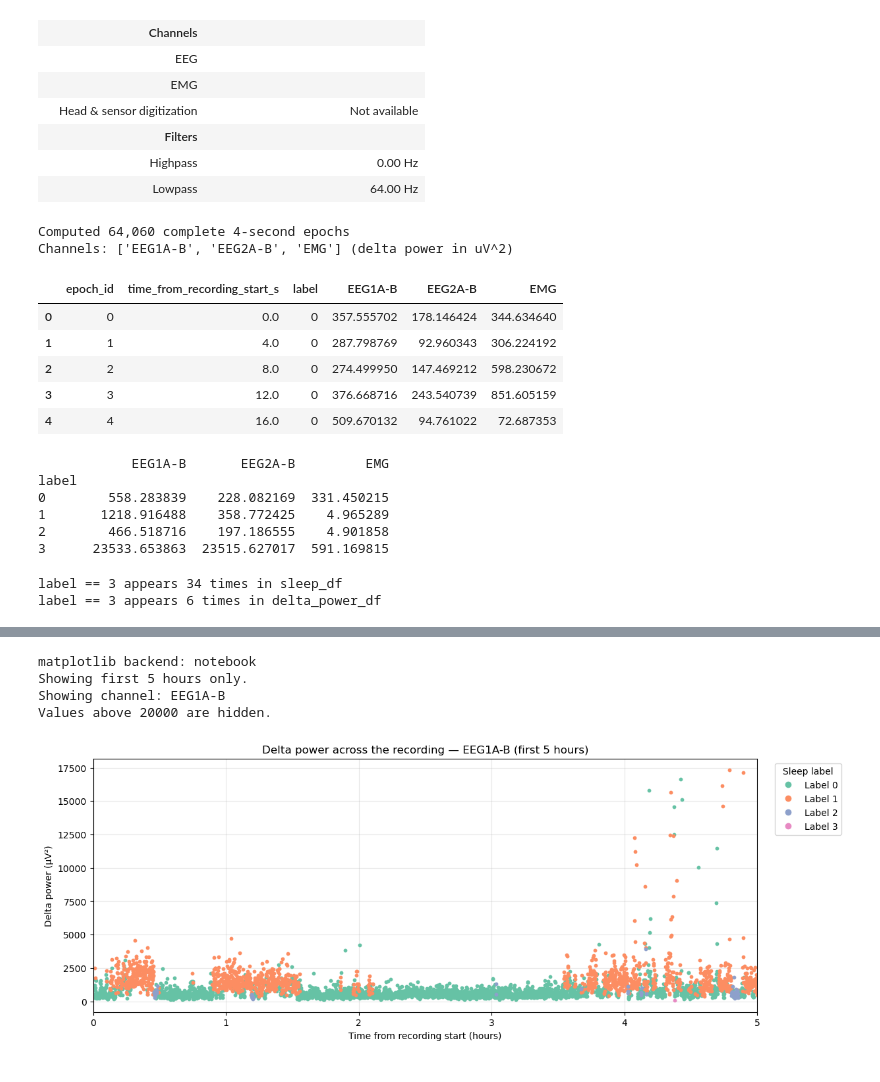
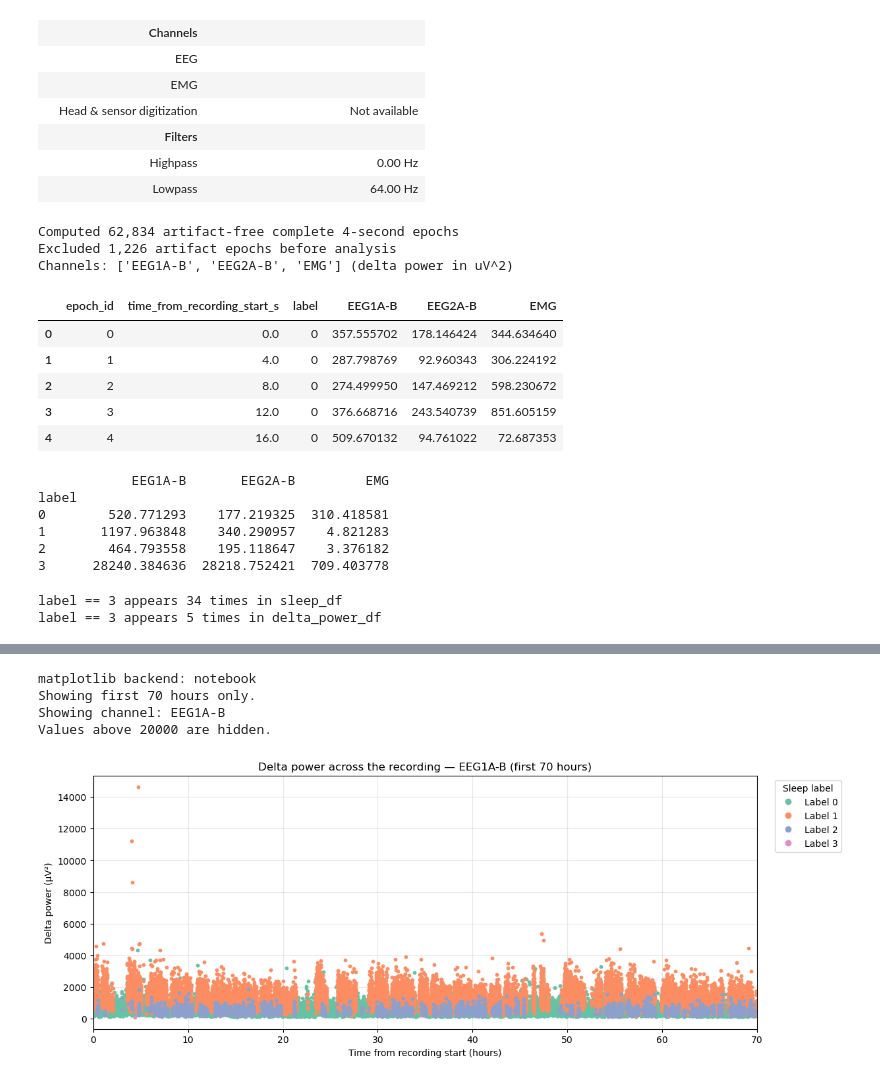
Before and after one commit to SainsburyWellcomeCentre/hypnose-eeg-preprocessing, a Jupyter notebook: notebook/power_spectra_analysis.ipynb, the cells around one changed output, grey strips where cells are left out. Drawn from its saved outputs; the diff is of its cells as text; code cells hidden in the pictures.

```diff
--- a/notebook/power_spectra_analysis.ipynb
+++ b/notebook/power_spectra_analysis.ipynb
@@ -30,3 +30,23 @@ print(raw)
 # %% [output]
 Loaded .fif: /mnt/harris/hypnose/hypnose_eeg/derivatives/sub-066_id-427/ses-001_date-20260717/ephys/sub-066_ses-001_recording-001_2026-07-17_13_40_01_resampled-128hz_raw.fif
 <Raw | sub-066_ses-001_recording-001_2026-07-17_13_40_01_resampled-128hz_raw.fif, 3 x 32798720 (256240.0 s), ~8 KiB, data not loaded>
+# %%
+# Load the artifact decisions generated for this recording.
+artifact_parquet_path = parquet_path.with_name(
+    f"{parquet_path.stem.replace('somnotate_predictions', '').rstrip('_-')}_artifact_epochs.parquet"
+)
+if not artifact_parquet_path.is_file():
+    raise FileNotFoundError(f"Artifact parquet not found: {artifact_parquet_path}")
+
+artifact_df = pd.read_parquet(artifact_parquet_path)
+required_artifact_columns = {"epoch_id", "artifact"}
+missing_artifact_columns = required_artifact_columns.difference(artifact_df.columns)
+if missing_artifact_columns:
+    raise ValueError(f"Artifact parquet is missing columns: {sorted(missing_artifact_columns)}")
+if not pd.api.types.is_bool_dtype(artifact_df["artifact"]):
+    raise TypeError("The artifact column must contain boolean values.")
+
+artifact_by_epoch = artifact_df.groupby("epoch_id")["artifact"].any()
+artifact_epoch_ids = frozenset(artifact_by_epoch.index[artifact_by_epoch])
+print(f"Loaded artifact decisions: {artifact_parquet_path}")
+print(f"Artifact epochs to exclude: {len(artifact_epoch_ids):,} / {len(artifact_by_epoch):,}")
@@ -95,7 +118,7 @@ for first_epoch in range(0, n_epochs, chunk_epochs):
     delta_power = np.trapezoid(psd, frequencies, axis=-1)
     for offset, power in enumerate(delta_power):
         epoch_id = first_epoch + offset
-        if epoch_id not in epoch_labels.index:
+        if epoch_id not in epoch_labels.index or epoch_id in artifact_epoch_ids:
             continue
         rows.append({
             "epoch_id": epoch_id,
@@ -105,11 +128,13 @@ for first_epoch in range(0, n_epochs, chunk_epochs):
         })
 
 delta_power_df = pd.DataFrame(rows)
-print(f"Computed {len(delta_power_df):,} complete 4-second epochs")
+print(f"Computed {len(delta_power_df):,} artifact-free complete 4-second epochs")
+print(f"Excluded {len(artifact_epoch_ids):,} artifact epochs before analysis")
 print(f"Channels: {aligned_raw.ch_names} (delta power in uV^2)")
 delta_power_df.head()
 # %% [output]
-Computed 64,060 complete 4-second epochs
+Computed 62,834 artifact-free complete 4-second epochs
+Excluded 1,226 artifact epochs before analysis
 Channels: ['EEG1A-B', 'EEG2A-B', 'EMG'] (delta power in uV^2)
 |  | epoch_id | time_from_recording_start_s | label | EEG1A-B | EEG2A-B | EMG |
 | 0 | 0 | 0.0 | 0 | 357.555702 | 178.146424 | 344.634640 |
@@ -125,10 +150,10 @@ print(mean_delta_by_label)
 # %% [output]
             EEG1A-B       EEG2A-B         EMG
 label
-0        558.283839    228.082169  331.450215
-1       1218.916488    358.772425    4.965289
-2        466.518716    197.186555    4.901858
-3      23533.653863  23515.627017  591.169815
+0        520.771293    177.219325  310.418581
+1       1197.963848    340.290957    4.821283
+2        464.793558    195.118647    3.376182
+3      28240.384636  28218.752421  709.403778
 # %%
 # Count occurrences where label == 3 in the per-second scoring table
 count_label3 = (sleep_df["label"] == 3).sum()
@@ -139,7 +164,7 @@ count_label3_epochs = (delta_power_df["label"] == 3).sum()
 print(f"label == 3 appears {count_label3_epochs:,} times in delta_power_df")
 # %% [output]
 label == 3 appears 34 times in sleep_df
-label == 3 appears 6 times in delta_power_df
+label == 3 appears 5 times in delta_power_df
 # %%
 backend_used = None
 for candidate in ("widget", "notebook", "inline"):
@@ -159,7 +184,7 @@ if delta_power_df.empty:
     raise ValueError("delta_power_df is empty.")
 
 max_delta_to_plot = 20000
-max_hours_to_plot = 5
+max_hours_to_plot = 70
 channel = power_cols[0]  # EEG channel 1
 
 plot_df = delta_power_df.copy()
@@ -203,35 +228,35 @@ ax.set_xlim(0, max_hours_to_plot)
 ax.grid(True, alpha=0.3)
 
 finite_y = y[valid]
 if finite_y.size:
     ymin = finite_y.min()
     ymax = finite_y.max()
     pad = max((ymax - ymin) * 0.05, 1e-12)
     ax.set_ylim(ymin - pad, ymax + pad)
 
 handles = [
     Line2D([0], [0], marker="o", linestyle="", color=label_colors[label], label=f"Label {label}", markersize=6)
     for label in labels
 ]
 ax.legend(handles=handles, title="Sleep label", bbox_to_anchor=(1.02, 1), loc="upper left")
 
 print(f"matplotlib backend: {backend_used}")
 print(f"Showing first {max_hours_to_plot} hours only.")
 print(f"Showing channel: {channel}")
 print(f"Values above {max_delta_to_plot} are hidden.")
 
 if backend_used == "widget":
     display(fig.canvas)
 else:
     display(fig)
 # %% [output]
 [interactive output not drawn]
 [interactive output not drawn]
 matplotlib backend: notebook
-Showing first 5 hours only.
+Showing first 70 hours only.
 Showing channel: EEG1A-B
 Values above 20000 are hidden.
-[figure, old version]
+[figure, new version]
 # %%
 # Compute and plot the theta:delta power ratio in the same 4-second epochs.
 theta_delta_rows = []
```
Also changed, not shown: parts of 4 cells of this notebook.
